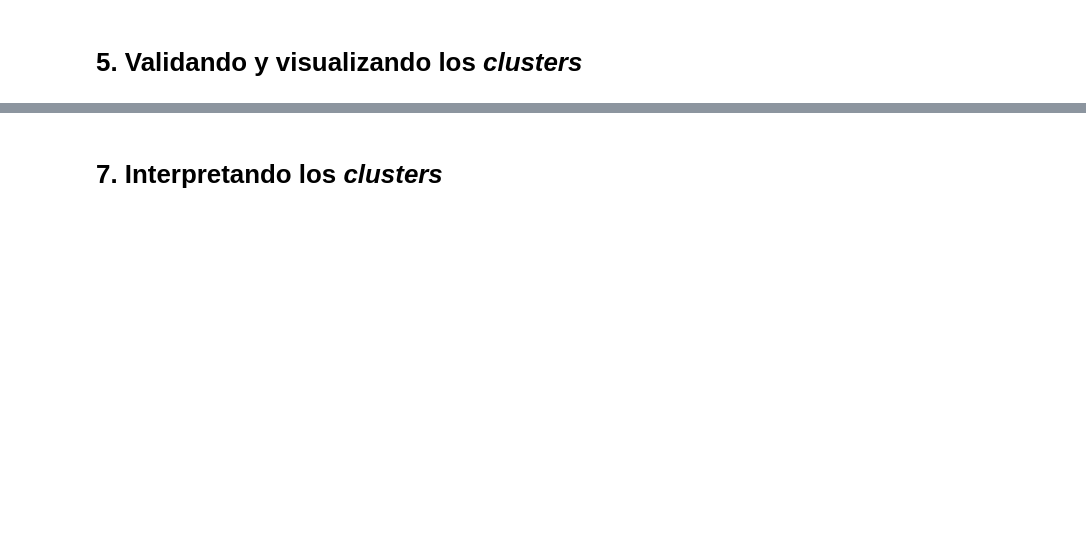
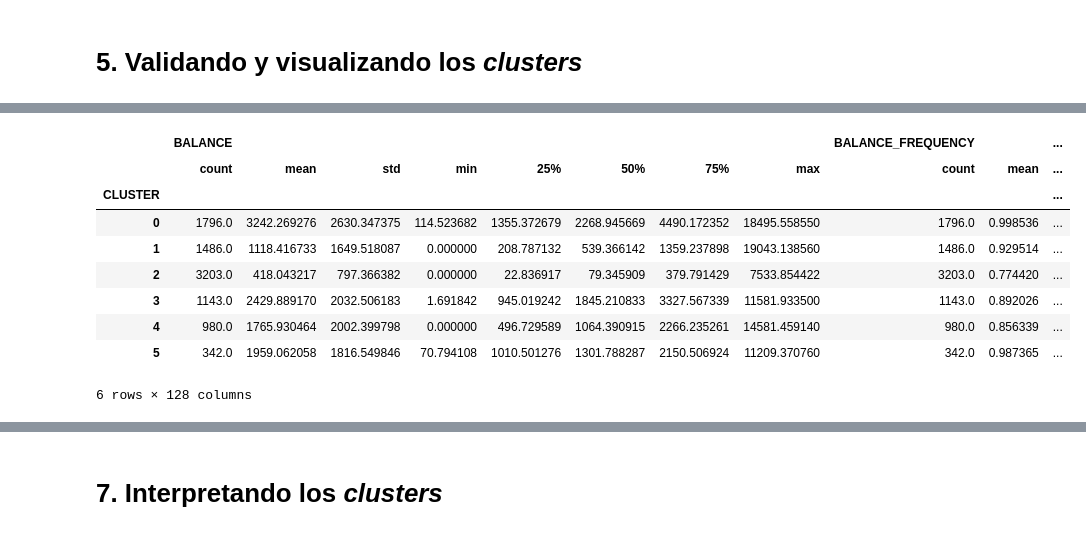
Before and after one commit to ahcamachod/1819-clustering-extrayendo-patrones-de-datos, a Jupyter notebook: clustering_aula_1.ipynb, the cells around one changed output, grey strips where cells are left out. Drawn from its saved outputs; the diff is of its cells as text; code cells hidden in the pictures; blank space fills up the shorter version.

```diff
--- a/clustering_aula_1.ipynb
+++ b/clustering_aula_1.ipynb
@@ -40,0 +268,13 @@ sklearn --> 0.22.2.post1
+# %%
+dataset.groupby('CLUSTER').describe()
+# %% [output]
+|  | BALANCE |  |  |  |  |  |  |  | BALANCE_FREQUENCY |  | ... |
+|  | count | mean | std | min | 25% | 50% | 75% | max | count | mean | ... |
+| CLUSTER |  |  |  |  |  |  |  |  |  |  | ... |
+| 0 | 1796.0 | 3242.269276 | 2630.347375 | 114.523682 | 1355.372679 | 2268.945669 | 4490.172352 | 18495.558550 | 1796.0 | 0.998536 | ... |
+| 1 | 1486.0 | 1118.416733 | 1649.518087 | 0.000000 | 208.787132 | 539.366142 | 1359.237898 | 19043.138560 | 1486.0 | 0.929514 | ... |
+| 2 | 3203.0 | 418.043217 | 797.366382 | 0.000000 | 22.836917 | 79.345909 | 379.791429 | 7533.854422 | 3203.0 | 0.774420 | ... |
+| 3 | 1143.0 | 2429.889170 | 2032.506183 | 1.691842 | 945.019242 | 1845.210833 | 3327.567339 | 11581.933500 | 1143.0 | 0.892026 | ... |
+| 4 | 980.0 | 1765.930464 | 2002.399798 | 0.000000 | 496.729589 | 1064.390915 | 2266.235261 | 14581.459140 | 980.0 | 0.856339 | ... |
+| 5 | 342.0 | 1959.062058 | 1816.549846 | 70.794108 | 1010.501276 | 1301.788287 | 2150.506924 | 11209.370760 | 342.0 | 0.987365 | ... |
+6 rows × 128 columns
```
Also changed, not shown: parts of 22 cells of this notebook.
